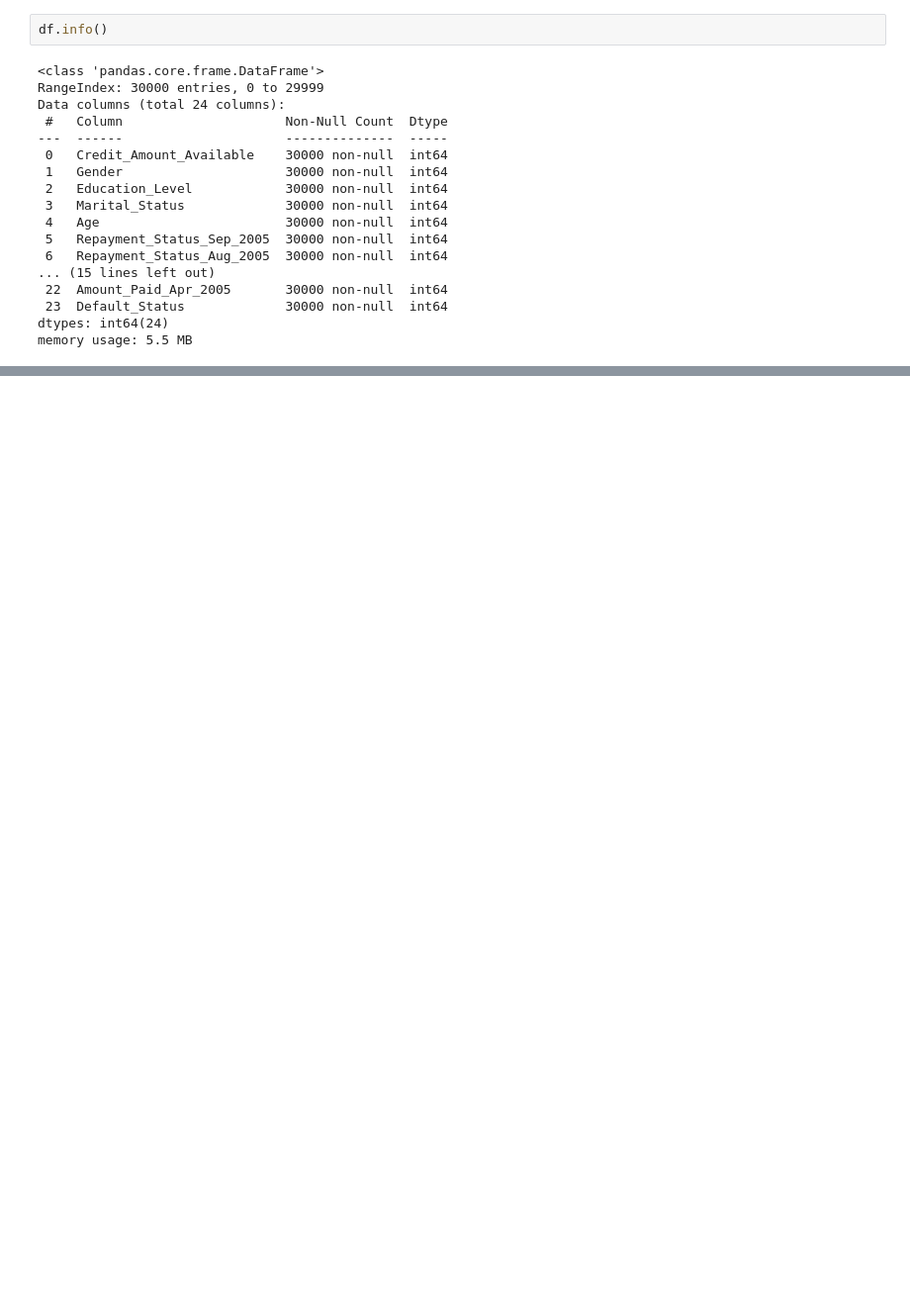
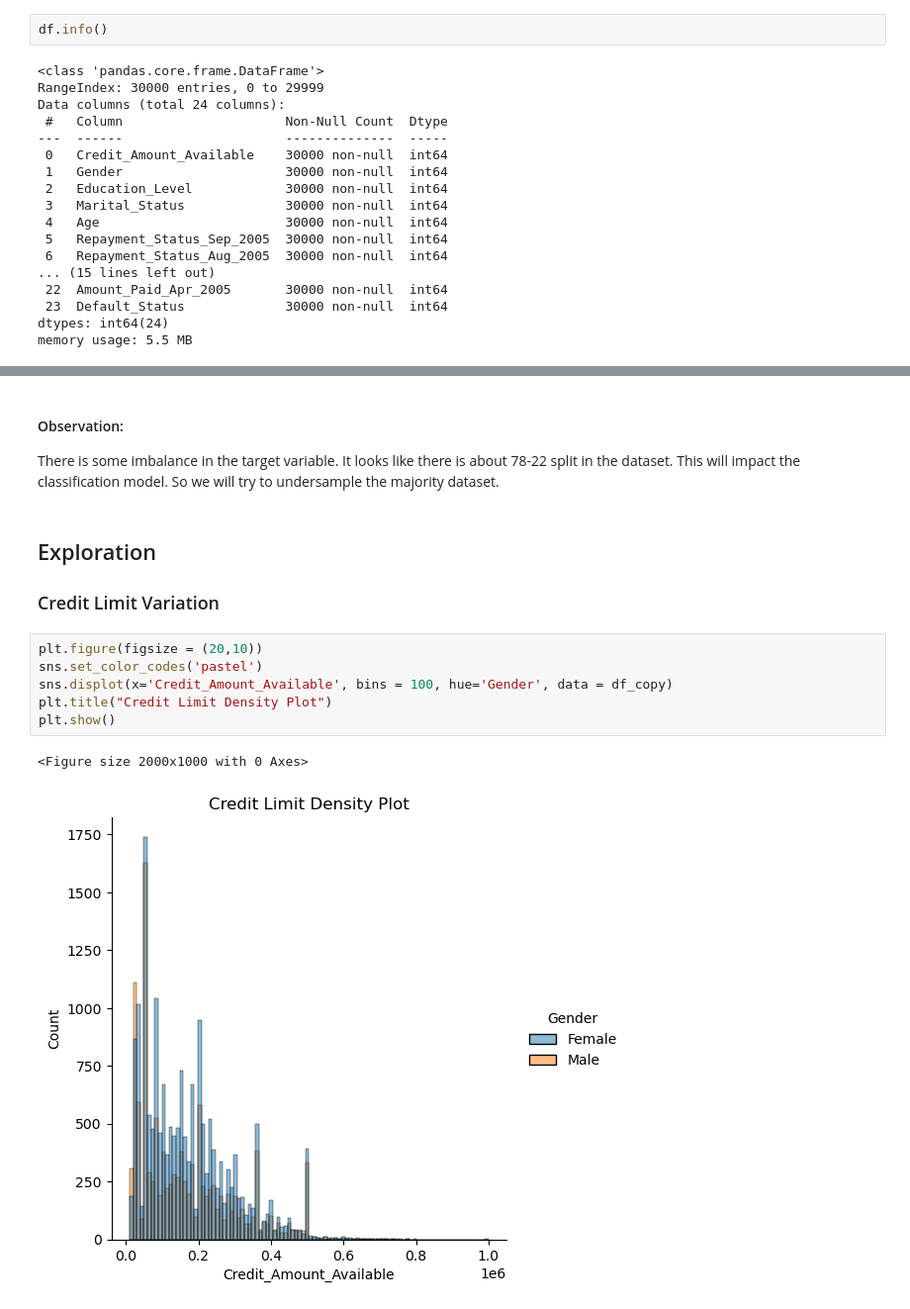
Before and after one commit to abhijitchak103/Credit-Default-Prediction, a Jupyter notebook: notebooks/EDA.ipynb, the cells around one changed output, grey strips where cells are left out. Shown: that part at 99% size. Cells and saved outputs as stored; diff of their text form; blank space fills up the shorter version.

```diff
--- a/notebooks/EDA.ipynb
+++ b/notebooks/EDA.ipynb
@@ -114,0 +333,17 @@ memory usage: 5.5 MB
+# %% [markdown]
+#### Observation:
+
+There is some imbalance in the target variable. It looks like there is about 78-22 split in the dataset. This will impact the classification model. So we will try to undersample the majority dataset.
+# %% [markdown]
+## Exploration
+
+### Credit Limit Variation
+# %%
+plt.figure(figsize = (20,10))
+sns.set_color_codes('pastel')
+sns.displot(x='Credit_Amount_Available', bins = 100, hue='Gender', data = df_copy)
+plt.title("Credit Limit Density Plot")
+plt.show()
+# %% [output]
+<Figure size 2000x1000 with 0 Axes>
+[figure, added]
```
Also changed, not shown: parts of 50 cells of this notebook.
